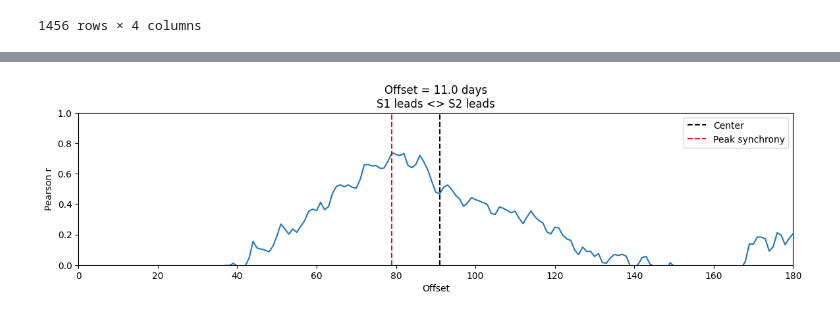
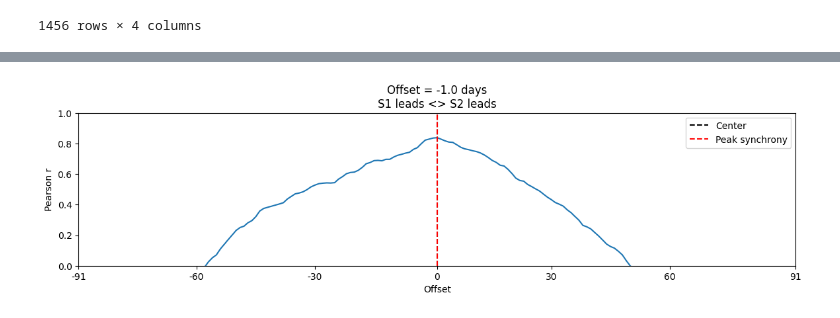
Before and after one commit to ivanobat/timeseriescorrelation, a Jupyter notebook: TimeSeriesCorrelation.ipynb, the cells around one changed output, grey strips where cells are left out. Saved outputs shown, nothing was run; the diff lists cells and outputs as text; code cells hidden in the pictures.

```diff
--- a/TimeSeriesCorrelation.ipynb
+++ b/TimeSeriesCorrelation.ipynb
@@ -69,7 +71,7 @@ data_melted
 1456 rows × 4 columns
 # %%
 # Set the topic
-topic = 'musica'
+topic = 'coronavirus'
 # %%
 # Graph the number of hits per source
 # TODO: fix the warning that appear with new version of pandas
@@ -179,36 +215,36 @@ d2 = data[data.topic==topic]['GoogleTrends'].fillna(0)
 def crosscorr(datax, datay, lag=0, wrap=False):
     """ Lag-N cross correlation.
     Shifted data filled with NaNs
 
     Parameters
     ----------
     lag : int, default 0
     datax, datay : pandas.Series objects of equal length
     Returns
     ----------
     crosscorr : float
     """
     if wrap:
         shiftedy = datay.shift(lag)
         shiftedy.iloc[:lag] = datay.iloc[-lag:].values
         return datax.corr(shiftedy)
     else:
         return datax.corr(datay.shift(lag))
 
 lag_window = 90
 
 rs = [crosscorr(d1,d2, lag) for lag in range(-int(lag_window),int(lag_window+1))]
 offset = np.floor(len(rs)/2)-np.argmax(rs)
 f,ax=plt.subplots(figsize=(14,3))
 ax.plot(rs)
 ax.axvline(np.ceil(len(rs)/2),color='k',linestyle='--',label='Center')
 ax.axvline(np.argmax(rs),color='r',linestyle='--',label='Peak synchrony')
 ax.set(title=f'Offset = {offset} days\nS1 leads <> S2 leads',ylim=[0,1],xlim=[0,lag_window*2], xlabel='Offset',ylabel='Pearson r')
-#ax.set_xticks([0, 50, 100, 151, 201, 251, 301])
-#ax.set_xticklabels([-150, -100, -50, 0, 50, 100, 150]);
+ax.set_xticks([0, 30, 60, 91, 120, 150, 182])
+ax.set_xticklabels([-91, -60, -30, 0, 30, 60, 91]);
 plt.legend();
 # %% [output]
-[figure, old version]
+[figure, new version]
 # %%
 # Recreate per topic dataframes for window time lagged cross correlation
 d1 = data[data.topic==topic]['Factiva'].fillna(0)
```
Also changed, not shown: parts of 16 cells of this notebook.
